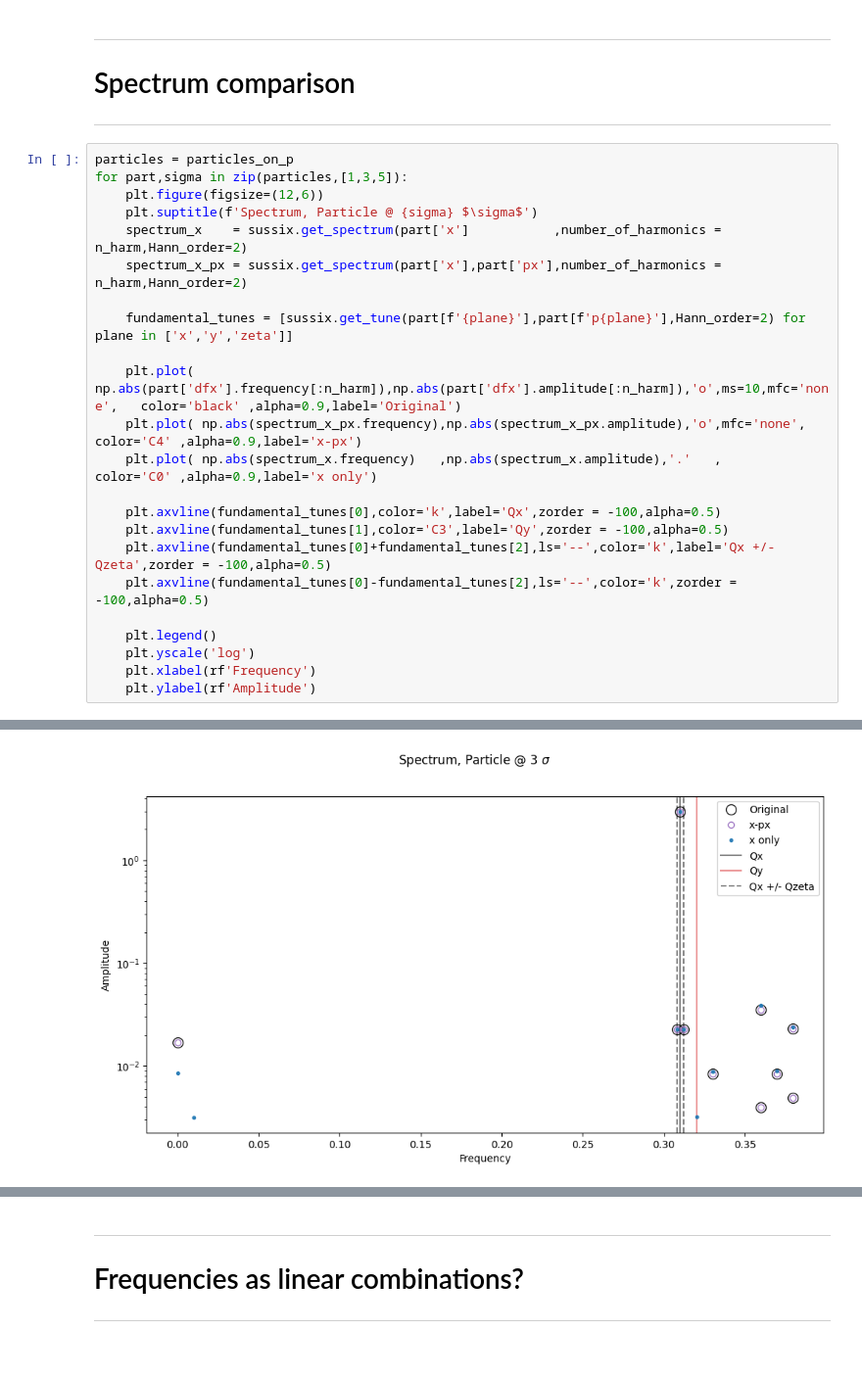
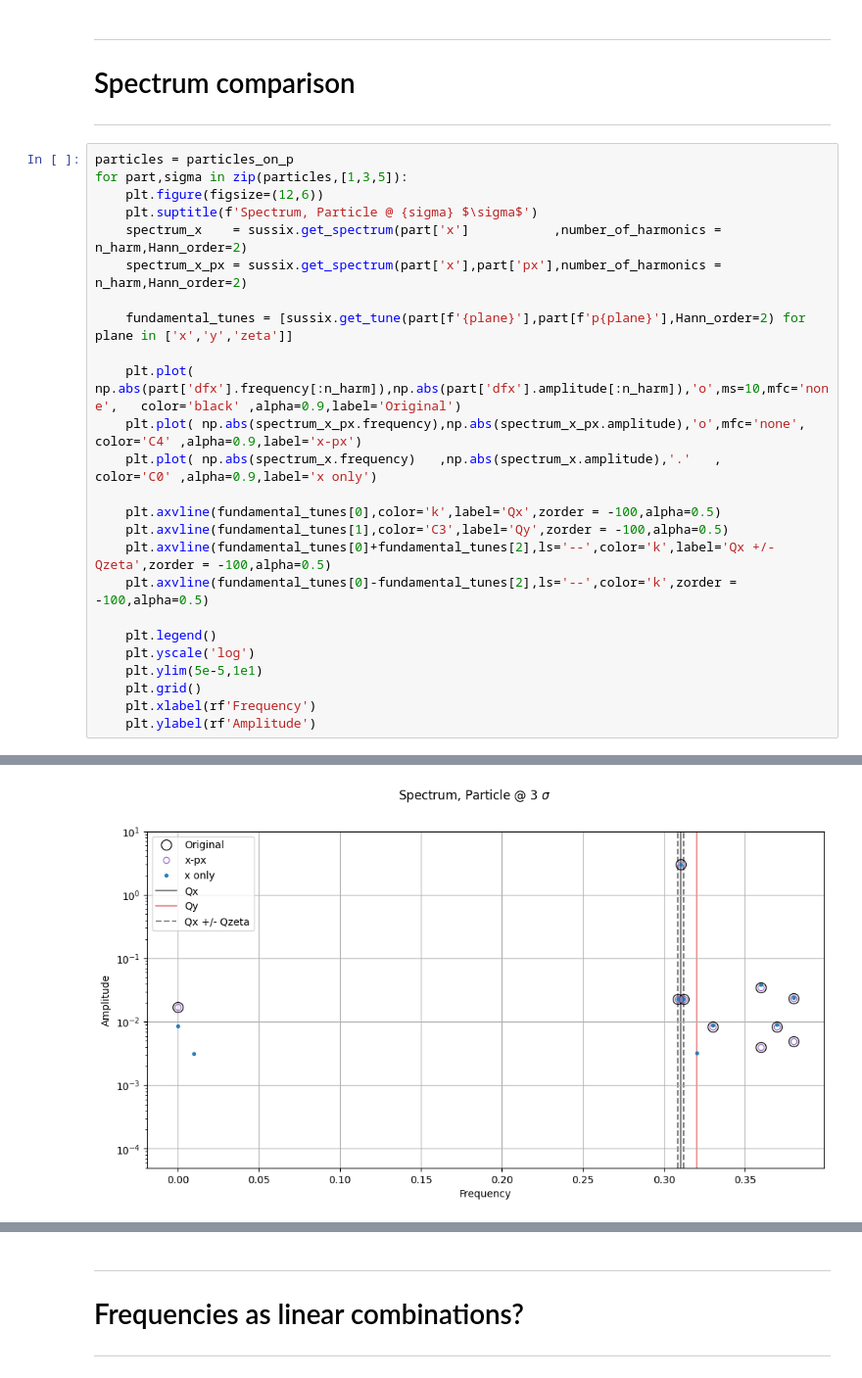
Before and after one commit to xsuite/sussix, a Jupyter notebook: examples/LHC_tracking.ipynb, the cells around one changed output, grey strips where cells are left out. Shown at 98% size. Saved outputs shown, nothing was run; the diff lists cells and outputs as text.

```diff
--- a/examples/LHC_tracking.ipynb
+++ b/examples/LHC_tracking.ipynb
@@ -252,6 +252,8 @@ for part,sigma in zip(particles,[1,3,5]):
 
     plt.legend()
     plt.yscale('log')
+    plt.ylim(5e-5,1e1)
+    plt.grid()
     plt.xlabel(rf'Frequency')
     plt.ylabel(rf'Amplitude')
 # %% [output]
@@ -259 +261 @@ for part,sigma in zip(particles,[1,3,5]):
-[figure, old version]
+[figure, new version]
```
Also changed, not shown: parts of 3 cells of this notebook.
